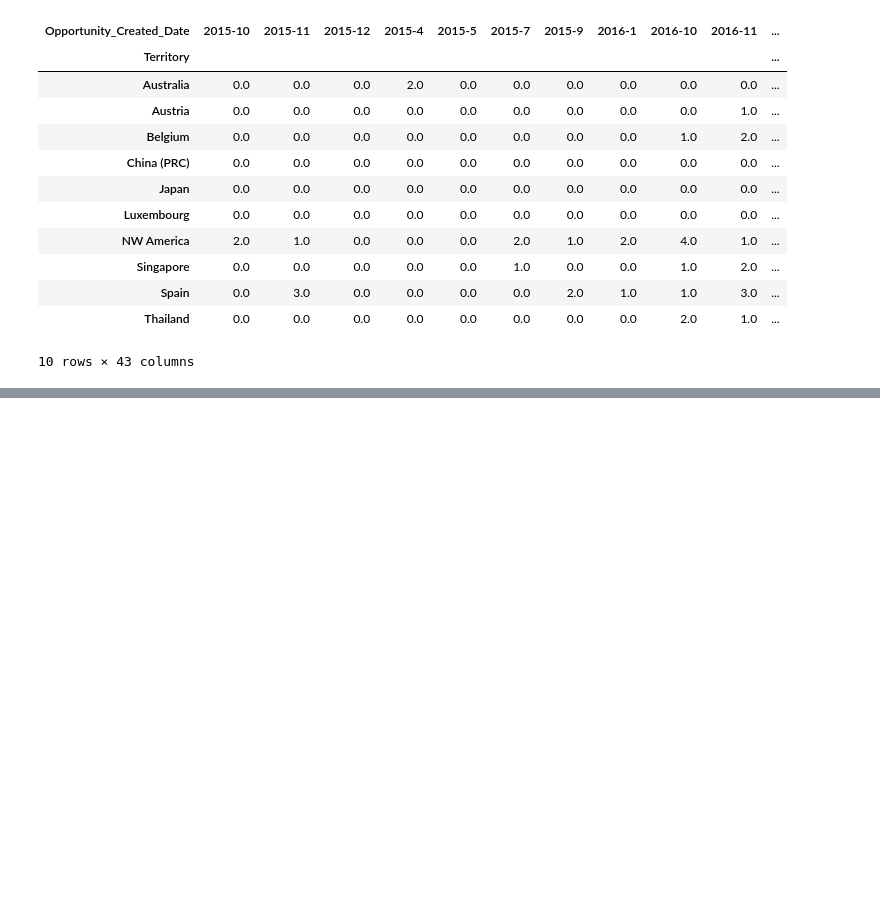
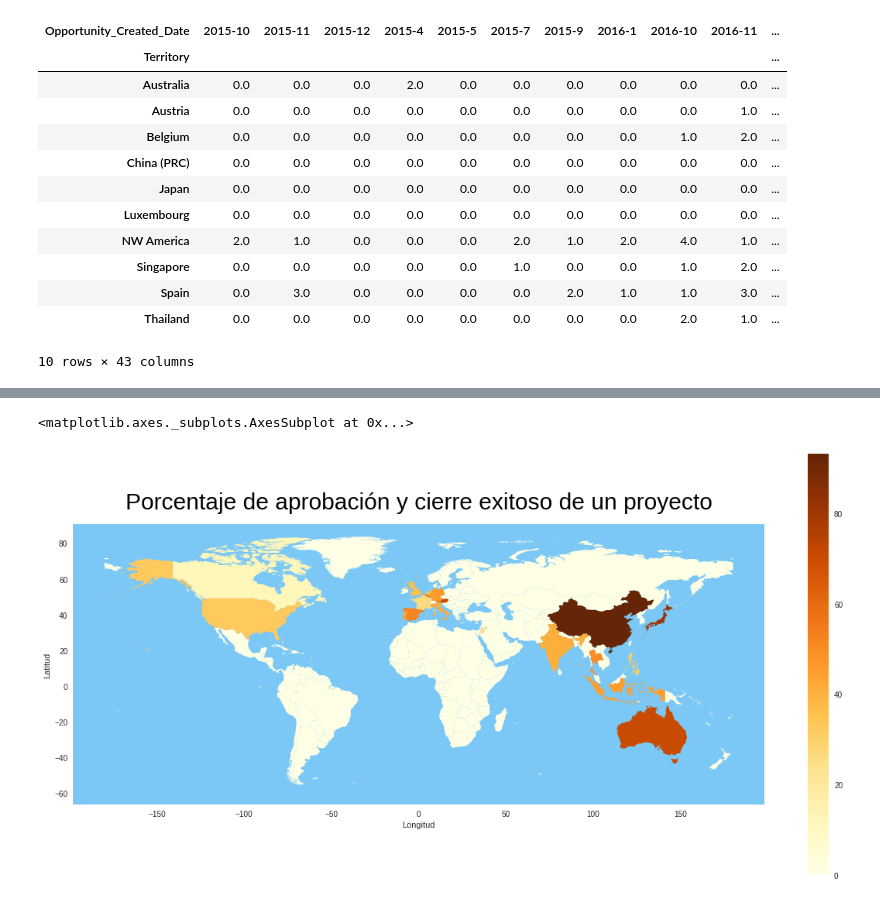
Before and after one commit to federicoburman/OrgaDatos, a Jupyter notebook: Tp1_Analisis_ClosedWon_Lost_Anos_Aprobacion.ipynb, the cells around one changed output, grey strips where cells are left out. Drawn from its saved outputs; the diff is of its cells as text; code cells hidden in the pictures; blank space fills up the shorter version.

```diff
--- a/Tp1_Analisis_ClosedWon_Lost_Anos_Aprobacion.ipynb
+++ b/Tp1_Analisis_ClosedWon_Lost_Anos_Aprobacion.ipynb
@@ -544,0 +563,10 @@ graph_closed_lost_hm
+# %%
+probabilidad_total_closed_won = probabilidad_total_closed_won.reset_index()
+# %%
+probabilidad_total_closed_won.columns = ['Territory','Porcentaje oportunidad ganada']
+
+probabilidad_total_closed_won['Territory'] = probabilidad_total_closed_won['Territory']\
+    .replace({ 'Central US': 'United States' ,'NE America': 'United States' , 'NW America': 'United States', \
+    'SE America': 'United States','SW America': 'United States' , 'China (PRC)': 'China'})
+
+probabilidad_total_closed_won
@@ -544,0 +591,3 @@ graph_closed_lost_hm
+# %%
+grouped = probabilidad_total_closed_won.groupby('Territory').agg({'Porcentaje oportunidad ganada':'mean'})
+grouped
@@ -544,0 +613,4 @@ graph_closed_lost_hm
+# %%
+merged = world_data.merge(grouped, right_on='Territory', left_on='NAME', how= 'outer')
+merged['Porcentaje oportunidad ganada'] = merged['Porcentaje oportunidad ganada'].replace({np.nan: 0})
+merged
@@ -544,0 +631,19 @@ graph_closed_lost_hm
+# %%
+# Control del tamaño de la figura del mapa
+fig, ax = plt.subplots(1, 1, figsize=(20, 10))
+
+# Control del título y los ejes
+ax.set_title('Porcentaje de aprobación y cierre exitoso de un proyecto',
+             pad = 20,
+             fontdict={'fontsize':30, 'color': '#000000'})
+ax.set_xlabel('Longitud')
+ax.set_ylabel('Latitud')
+plt.grid(None)
+
+ax.set_facecolor('xkcd:lightblue')
+
+# Mostrar el mapa finalizado
+merged.plot(column='Porcentaje oportunidad ganada', cmap='YlOrBr',legend=True, ax=ax,zorder=5)
+# %% [output]
+<matplotlib.axes._subplots.AxesSubplot at 0x...>
+[figure, added]
```
Also changed, not shown: parts of 8 cells of this notebook, 10 other files.
